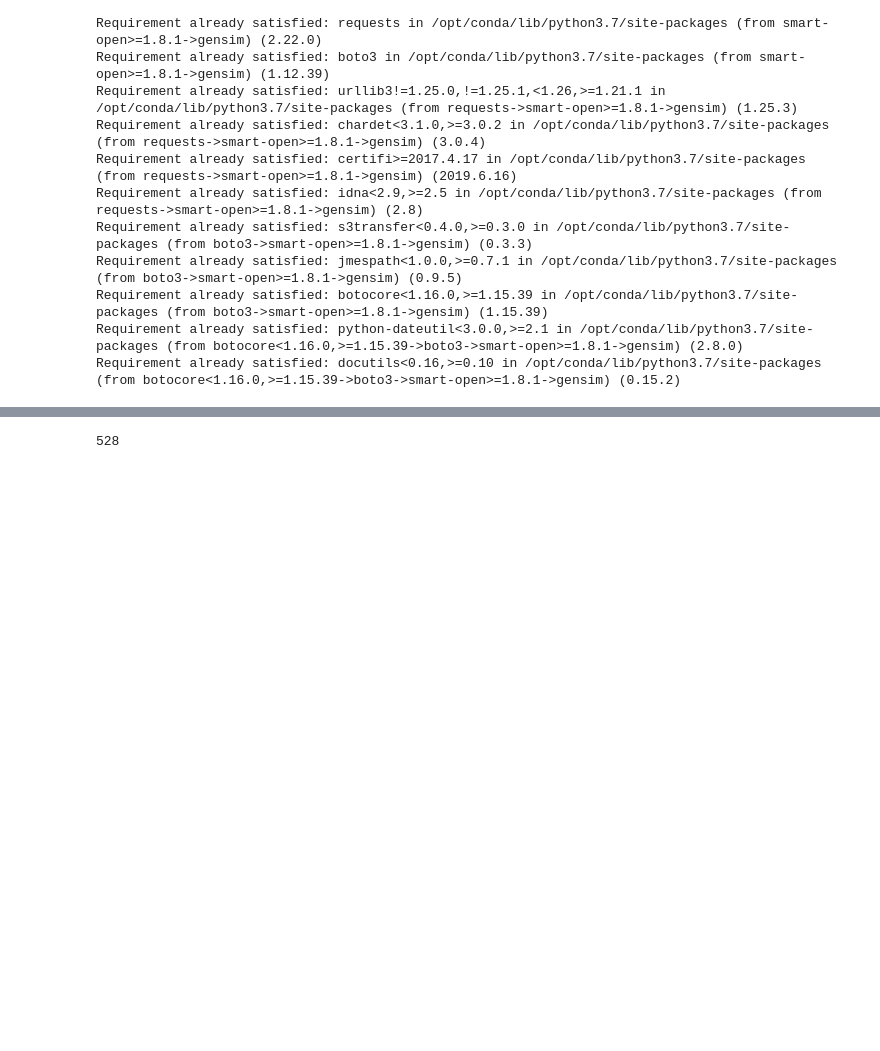
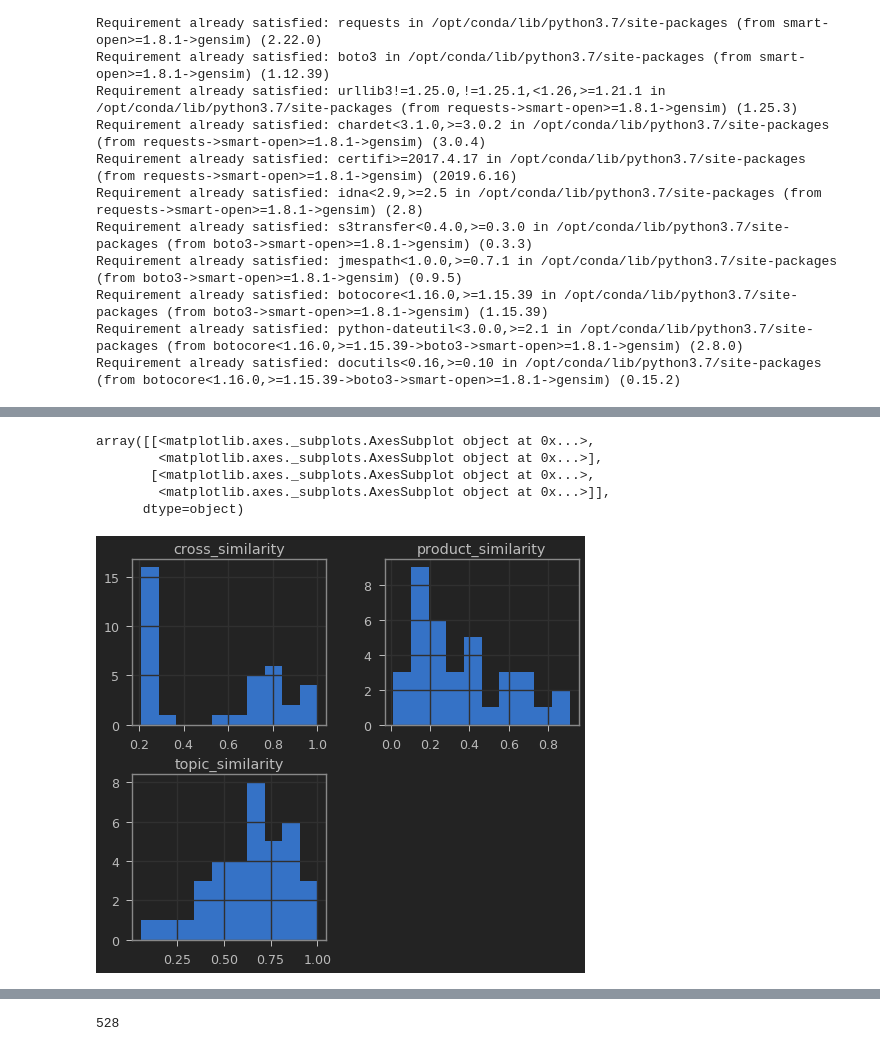
Before and after one commit to nicksettje/unique-search, a Jupyter notebook: backend.ipynb, the cells around one changed output, grey strips where cells are left out. Saved outputs shown, nothing was run; the diff lists cells and outputs as text; code cells hidden in the pictures; blank space fills up the shorter version.

```diff
--- a/backend.ipynb
+++ b/backend.ipynb
@@ -454,0 +485,9 @@ for topic in inferred_vectors:
+# %%
+playlist[['topic_similarity', 'cross_similarity', 'product_similarity']].hist()
+# %% [output]
+array([[<matplotlib.axes._subplots.AxesSubplot object at 0x...>,
+        <matplotlib.axes._subplots.AxesSubplot object at 0x...>],
+       [<matplotlib.axes._subplots.AxesSubplot object at 0x...>,
+        <matplotlib.axes._subplots.AxesSubplot object at 0x...>]],
+      dtype=object)
+[figure, added]
```
Also changed, not shown: parts of 76 cells of this notebook.
